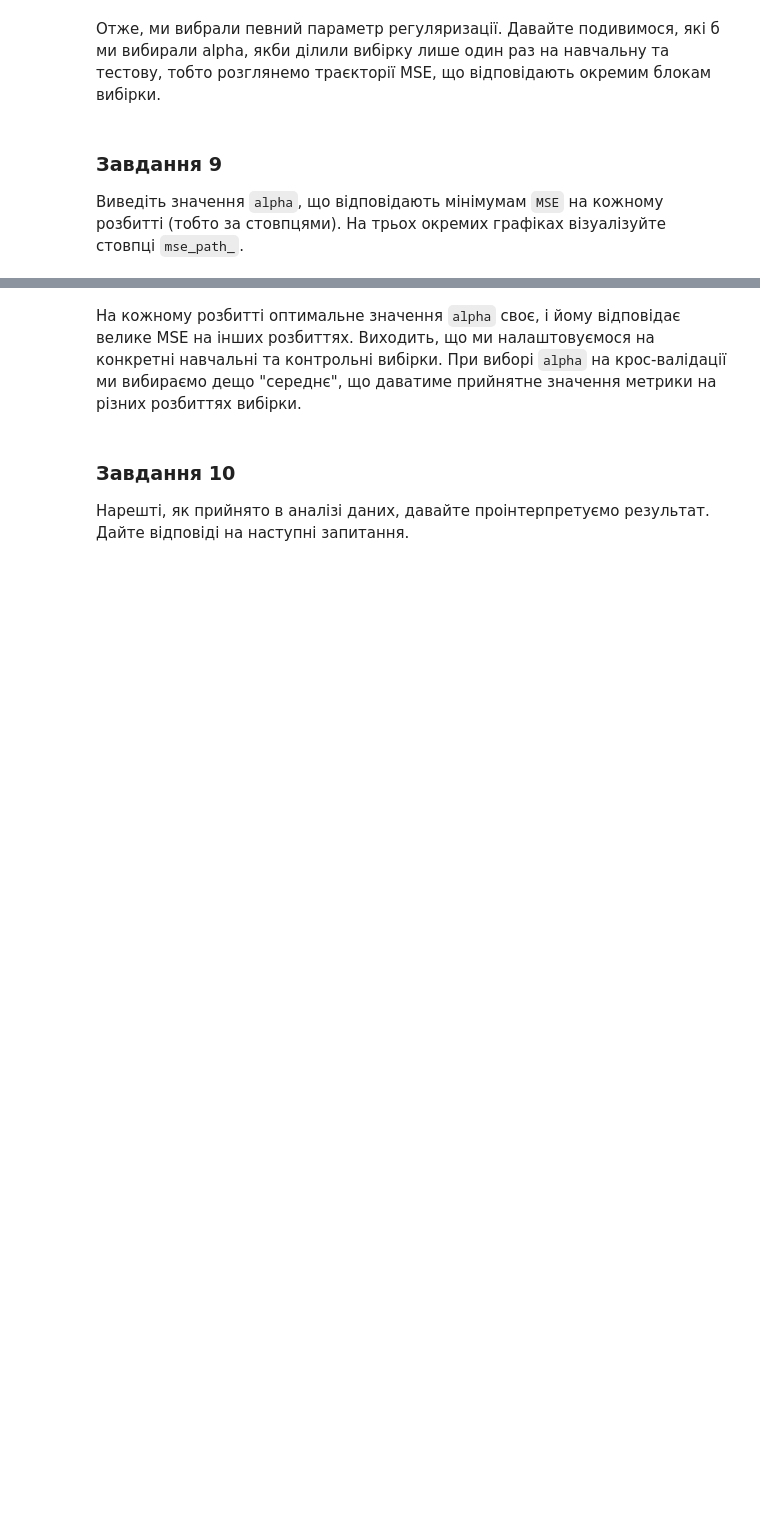
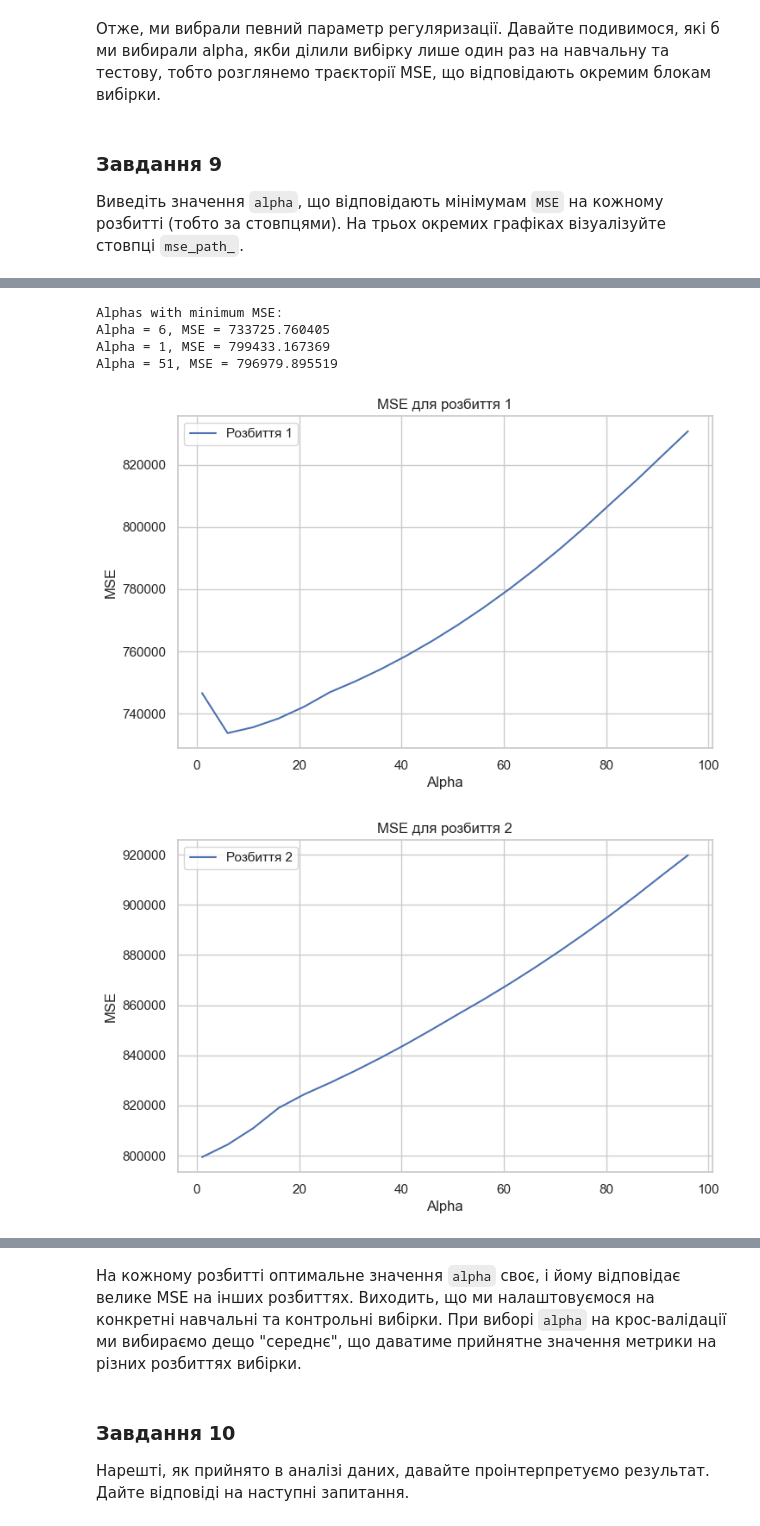
Before and after one commit to Korniev/Data-Sciense, a Jupyter notebook: hw_04/hw_04.ipynb, the cells around one changed output, grey strips where cells are left out. Saved outputs shown, nothing was run; the diff lists cells and outputs as text; code cells hidden in the pictures; blank space fills up the shorter version.

Commit message:
added task 9 with graphics

```diff
--- a/hw_04/hw_04.ipynb
+++ b/hw_04/hw_04.ipynb
@@ -439,0 +433,27 @@ Alpha = 1, MSE = 745668.605961
+# %%
+print("Alphas with minimum MSE:")
+
+for i in range(regressor_lasso_cv.mse_path_.shape[1]):
+    min_mse_index = np.argmin(regressor_lasso_cv.mse_path_[:, i])
+    best_alpha = regressor_lasso_cv.alphas_[min_mse_index]
+    min_mse = regressor_lasso_cv.mse_path_[min_mse_index, i]
+
+    print(f"Alpha = {best_alpha}, MSE = {min_mse:.6f}")
+# %% [output]
+Alphas with minimum MSE:
+Alpha = 6, MSE = 733725.760405
+Alpha = 1, MSE = 799433.167369
+Alpha = 51, MSE = 796979.895519
+# %%
+for i in range(regressor_lasso_cv.mse_path_.shape[1]):
+    plt.figure(figsize=(8, 5))
+    plt.plot(regressor_lasso_cv.alphas_, regressor_lasso_cv.mse_path_[:, i], label=f'Розбиття {i+1}')
+    plt.xlabel('Alpha')
+    plt.ylabel('MSE')
+    plt.title(f'MSE для розбиття {i+1}')
+    plt.legend()
+    plt.grid(True)
+    plt.show()
+# %% [output]
+[figure, added]
+[figure, added]
```
Also changed, not shown: parts of 2 cells of this notebook.
